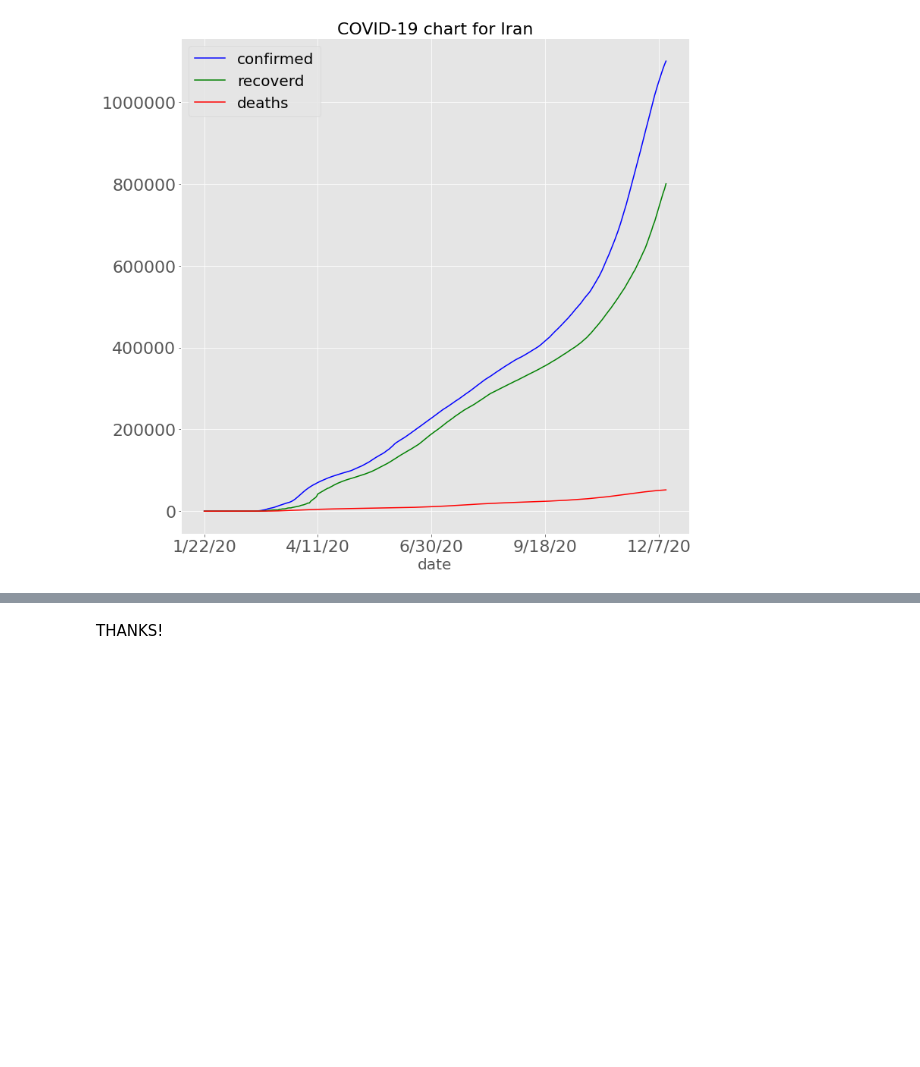
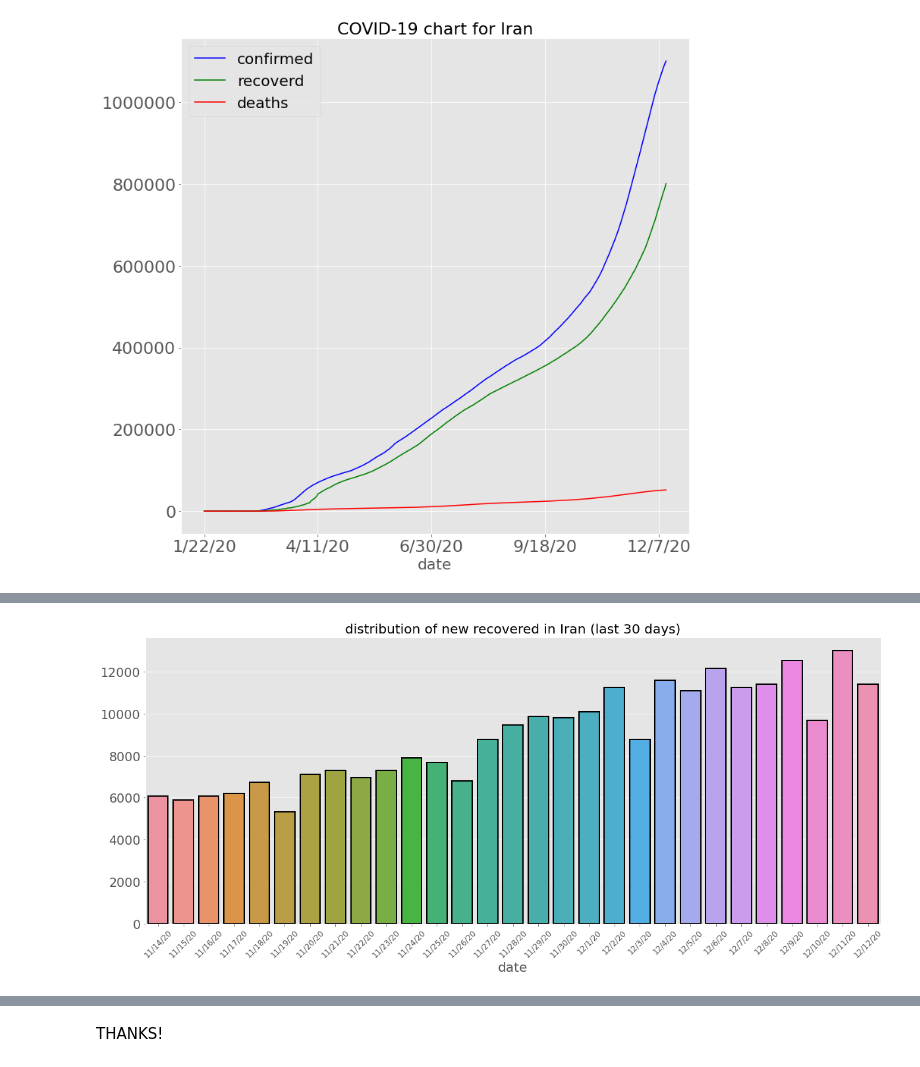
Before and after one commit to ThisIsMahdiZare/about-covid19, a Jupyter notebook: COVID19_statistic.ipynb, the cells around one changed output, grey strips where cells are left out. Drawn from its saved outputs; the diff is of its cells as text; code cells hidden in the pictures; blank space fills up the shorter version.

```diff
--- a/COVID19_statistic.ipynb
+++ b/COVID19_statistic.ipynb
@@ -634,0 +681,4 @@ country_chart('Iran')
+# %%
+new_cases_chart(r_df,country='Iran',n_results=30,kind='bar',title='new recovered')
+# %% [output]
+[figure, added]
```
Also changed, not shown: parts of 19 cells of this notebook, 1 other file.
